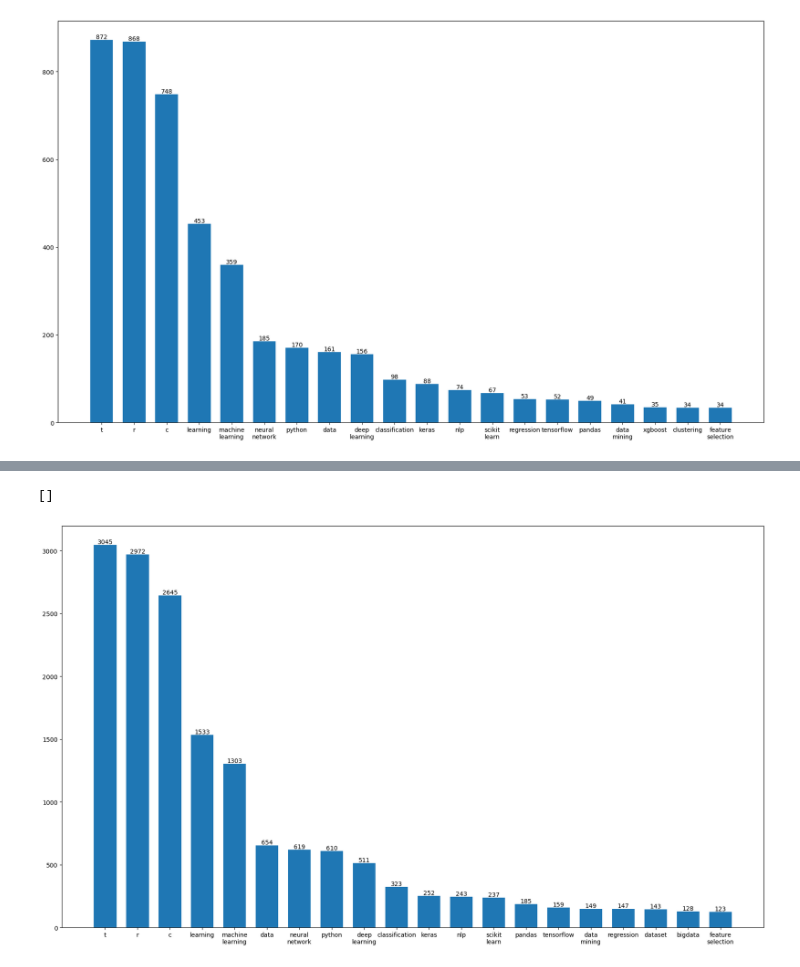
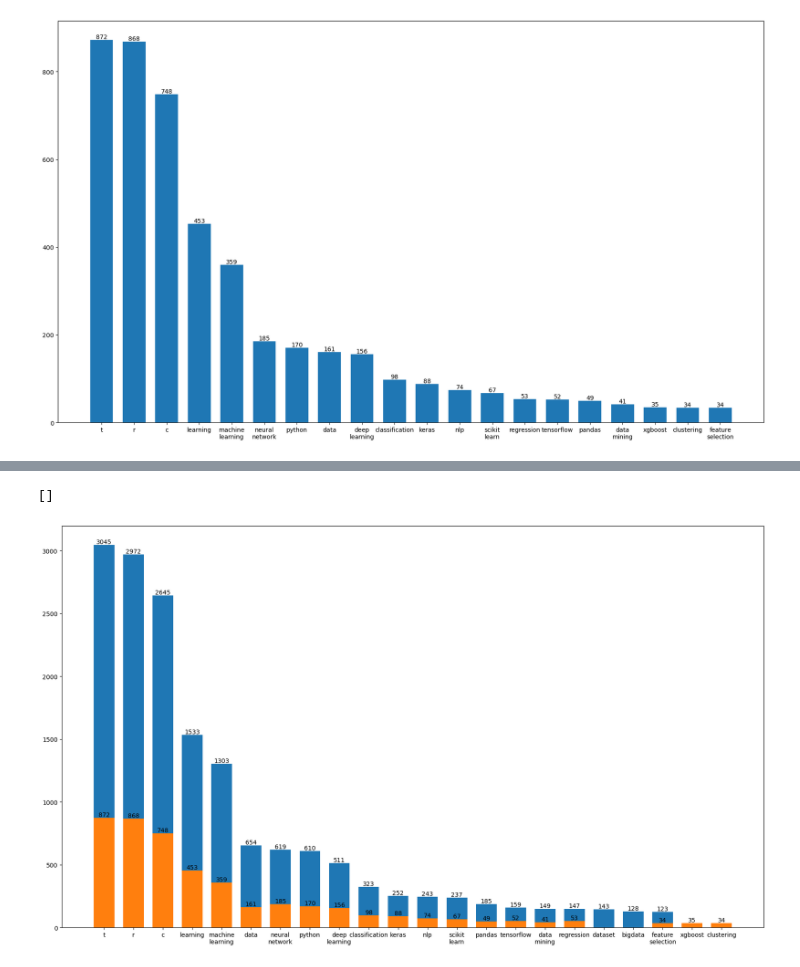
Before and after one commit to LMassooni/Stack-Exchange-database, a Jupyter notebook: analise.ipynb, the cells around one changed output, grey strips where cells are left out. Saved outputs shown, nothing was run; the diff lists cells and outputs as text; code cells hidden in the pictures.

```diff
--- a/analise.ipynb
+++ b/analise.ipynb
@@ -28,6 +42,6 @@ df = pd.read_csv('csv_analises/questionsxtags.csv', names = ['tag','quantity'])
 # %%
-df1 = df[df.index<20].copy()
+df_qxt1 = df_qxt[df_qxt.index<20].copy() #Pick only the 20 more asked topics of data science in stack exchange
 # %%
-df1['tag'] = df1['tag'].str.replace("-", "\n")
+df_qxt1['tag'] = df_qxt1['tag'].str.replace("-", "\n") # improving the plot legends
 # %%
 fig, ax = plt.subplots(figsize = (17,10))
@@ -41,15 +58,17 @@ plt.plot()
 # %%
-df = pd.read_csv('csv_analises/answersxtags.csv', names = ['tag','quantity'])
+df_axt = pd.read_csv('csv_analises/answersxtags.csv', names = ['tag','quantity'])
 # %%
-df1 = df[df['quantity']>10].sort_values('quantity',ascending=False).copy()
-df2 = df1[df1.index < 20].copy()
-df2['tag'] = df1['tag'].str.replace("-", "\n")
+df_axt1 = df_axt[df_axt['quantity']>10].sort_values('quantity',ascending=False).copy()
+df_axt2 = df_axt1[df_axt1.index < 20].copy()
+df_axt2['tag'] = df_axt2['tag'].str.replace("-", "\n")
 # %%
 fig, ax = plt.subplots(figsize = (17,10))
-graf = ax.bar(df2['tag'], df2['quantity'], width=0.7)
+graf = ax.bar(df_axt2['tag'], df_axt2['quantity'], width=0.7)
+graf2 = ax.bar(df_qxt1['tag'], df_qxt1['quantity'], width=0.7)
 ax.bar_label(graf)
+ax.bar_label(graf2)
 plt.tight_layout()
 plt.plot()
 # %% [output]
 []
-[figure, old version]
+[figure, new version]
```
Also changed, not shown: parts of 16 cells of this notebook, 5 other files.
